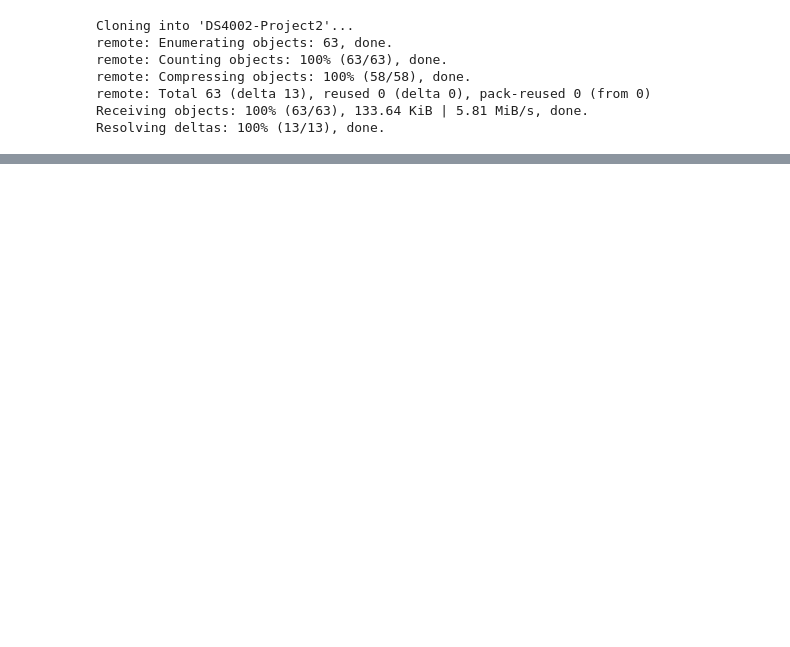
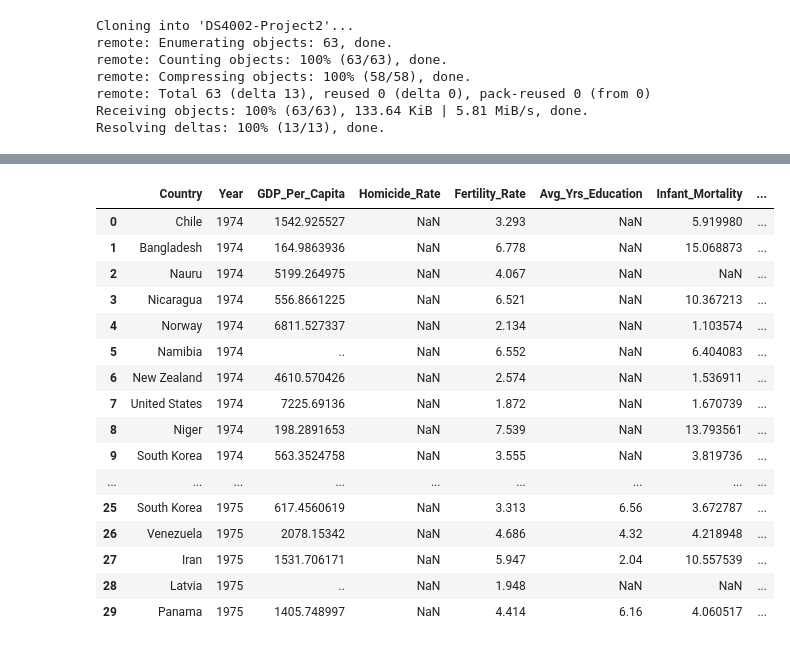
Before and after one commit to vrhughes/DS4002-Project2, a Jupyter notebook: SCRIPTS/Data_Consolidation.ipynb, the cells around one changed output, grey strips where cells are left out. Cells and saved outputs as stored; diff of their text form; code cells hidden in the pictures; blank space fills up the shorter version.

```diff
--- a/SCRIPTS/Data_Consolidation.ipynb
+++ b/SCRIPTS/Data_Consolidation.ipynb
@@ -87,3 +91,7 @@ life_expectancy_df.rename(columns={"Entity": "Country", "life_expectancy_0__sex_
 # %%
 # Exporting cleaned life expectancy if needed
 life_expectancy_df.to_csv('life_expectancy_df.csv', index=False)
+# %%
+# Organizing gdp data
+countries2 = {"Korea, Rep.": "South Korea", "Venezuela, RB": "Venezuela", "Iran, Islamic Rep.": "Iran"}
+gdp_df["Country"] = gdp_df["Country"].replace(countries2)
@@ -89,0 +100,11 @@ life_expectancy_df.to_csv('life_expectancy_df.csv', index=False)
+# %%
+# Making new df with all vars and the fertility rate
+del fr_analysis_df
+
+fr_analysis_df = gdp_df.merge(homicides_df, on=["Year", "Country"], how="left")
+fr_analysis_df = fr_analysis_df.merge(fert_rate_df, on=["Year", "Country"], how="left")
+fr_analysis_df = fr_analysis_df.merge(edu_attainment_df, on=["Year", "Country"], how="left")
+fr_analysis_df = fr_analysis_df.merge(infant_mortality_df, on=["Year", "Country"], how="left")
+fr_analysis_df = fr_analysis_df.merge(life_expectancy_df, on=["Year", "Country"], how="left")
+
+fr_analysis_df.head()
@@ -89,0 +118,21 @@ life_expectancy_df.to_csv('life_expectancy_df.csv', index=False)
+# %%
+fr_analysis_df.drop(columns=["Cause"], inplace = True)
+fr_analysis_df.head(30)
+# %% [output]
+|  | Country | Year | GDP_Per_Capita | Homicide_Rate | Fertility_Rate | Avg_Yrs_Education | Infant_Mortality | ... |
+| 0 | Chile | 1974 | 1542.925527 | NaN | 3.293 | NaN | 5.919980 | ... |
+| 1 | Bangladesh | 1974 | 164.9863936 | NaN | 6.778 | NaN | 15.068873 | ... |
+| 2 | Nauru | 1974 | 5199.264975 | NaN | 4.067 | NaN | NaN | ... |
+| 3 | Nicaragua | 1974 | 556.8661225 | NaN | 6.521 | NaN | 10.367213 | ... |
+| 4 | Norway | 1974 | 6811.527337 | NaN | 2.134 | NaN | 1.103574 | ... |
+| 5 | Namibia | 1974 | .. | NaN | 6.552 | NaN | 6.404083 | ... |
+| 6 | New Zealand | 1974 | 4610.570426 | NaN | 2.574 | NaN | 1.536911 | ... |
+| 7 | United States | 1974 | 7225.69136 | NaN | 1.872 | NaN | 1.670739 | ... |
+| 8 | Niger | 1974 | 198.2891653 | NaN | 7.539 | NaN | 13.793561 | ... |
+| 9 | South Korea | 1974 | 563.3524758 | NaN | 3.555 | NaN | 3.819736 | ... |
+| ... | ... | ... | ... | ... | ... | ... | ... | ... |
+| 25 | South Korea | 1975 | 617.4560619 | NaN | 3.313 | 6.56 | 3.672787 | ... |
+| 26 | Venezuela | 1975 | 2078.15342 | NaN | 4.686 | 4.32 | 4.218948 | ... |
+| 27 | Iran | 1975 | 1531.706171 | NaN | 5.947 | 2.04 | 10.557539 | ... |
+| 28 | Latvia | 1975 | .. | NaN | 1.948 | NaN | NaN | ... |
+| 29 | Panama | 1975 | 1405.748997 | NaN | 4.414 | 6.16 | 4.060517 | ... |
```
Also changed, not shown: parts of 4 cells of this notebook.
